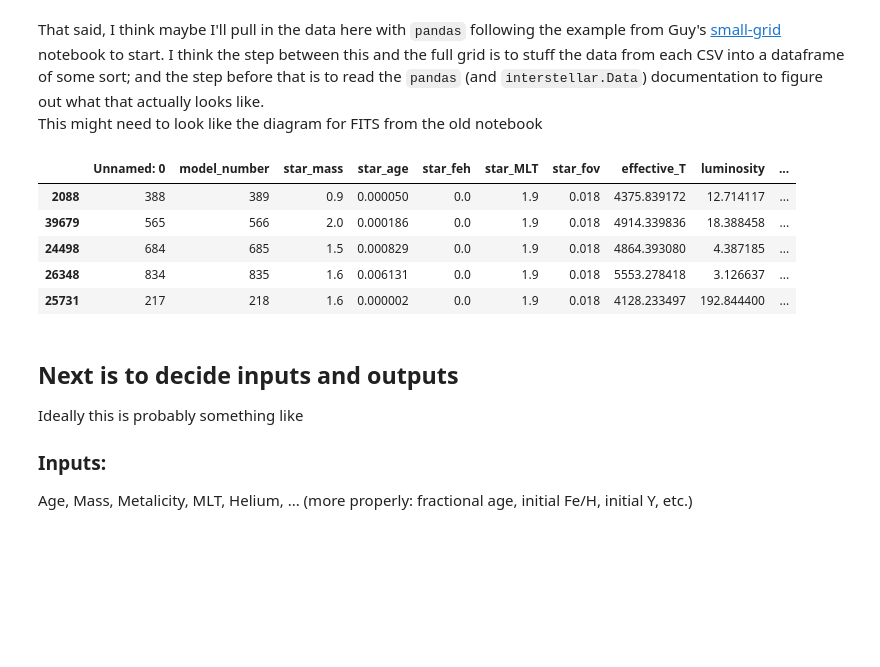
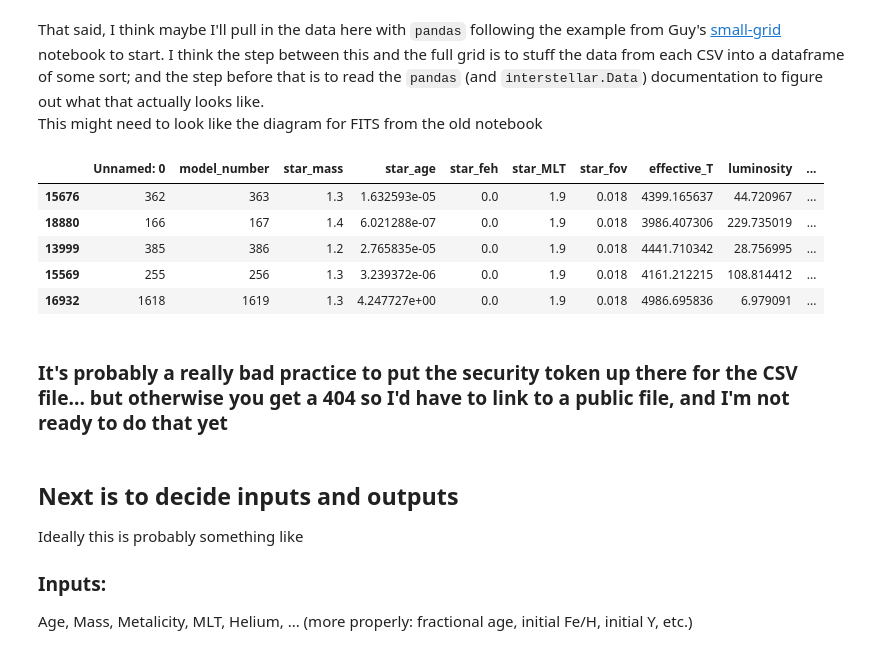
Before and after one commit to lmcarboneau/GP-systematics, a Jupyter notebook: preliminary_modelling/JustModelOne.ipynb, the cells around one changed output. Saved outputs shown, nothing was run; the diff lists cells and outputs as text; code cells hidden in the pictures; blank space fills up the shorter version.

```diff
--- a/preliminary_modelling/JustModelOne.ipynb
+++ b/preliminary_modelling/JustModelOne.ipynb
@@ -46,16 +50,18 @@ When I've used data in the past, I've pulled it out of CSV or FITS and stuffed i
 That said, I think maybe I'll pull in the data here with `pandas` following the example from Guy's [small-grid](https://github.com/alexlyttle/Interstellar/blob/master/Small_grid/Train%20small%20grid.ipynb) notebook to start. I think the step between this and the full grid is to stuff the data from each CSV into a dataframe of some sort; and the step before that is to read the `pandas` (and `interstellar.Data`) documentation to figure out what that actually looks like.
 This might need to look like the diagram for FITS from the old notebook
 # %%
-grid = pd.read_csv('./drive/My Drive/this/grid_0_0.csv')
+grid = pd.read_csv('https://raw.githubusercontent.com/lmcarboneau/GP-systematics/practice_NN_model_july/preliminary_modelling/grid_0_0.csv')
 sample = grid.sample(frac=1) # this is just the whole thing; <1 is a % of len, >1 is * len (i.e., 2 means 'full sample twice')
 sample.head() # returns the first n rows; default 5 <-- so the `sample` is randomly ordering the rows?
 # %% [output]
 |  | Unnamed: 0 | model_number | star_mass | star_age | star_feh | star_MLT | star_fov | effective_T | luminosity | ... |
-| 2088 | 388 | 389 | 0.9 | 0.000050 | 0.0 | 1.9 | 0.018 | 4375.839172 | 12.714117 | ... |
-| 39679 | 565 | 566 | 2.0 | 0.000186 | 0.0 | 1.9 | 0.018 | 4914.339836 | 18.388458 | ... |
-| 24498 | 684 | 685 | 1.5 | 0.000829 | 0.0 | 1.9 | 0.018 | 4864.393080 | 4.387185 | ... |
-| 26348 | 834 | 835 | 1.6 | 0.006131 | 0.0 | 1.9 | 0.018 | 5553.278418 | 3.126637 | ... |
-| 25731 | 217 | 218 | 1.6 | 0.000002 | 0.0 | 1.9 | 0.018 | 4128.233497 | 192.844400 | ... |
+| 15676 | 362 | 363 | 1.3 | 1.632593e-05 | 0.0 | 1.9 | 0.018 | 4399.165637 | 44.720967 | ... |
+| 18880 | 166 | 167 | 1.4 | 6.021288e-07 | 0.0 | 1.9 | 0.018 | 3986.407306 | 229.735019 | ... |
+| 13999 | 385 | 386 | 1.2 | 2.765835e-05 | 0.0 | 1.9 | 0.018 | 4441.710342 | 28.756995 | ... |
+| 15569 | 255 | 256 | 1.3 | 3.239372e-06 | 0.0 | 1.9 | 0.018 | 4161.212215 | 108.814412 | ... |
+| 16932 | 1618 | 1619 | 1.3 | 4.247727e+00 | 0.0 | 1.9 | 0.018 | 4986.695836 | 6.979091 | ... |
+# %% [markdown]
+### It's probably a really bad practice to put the security token up there for the CSV file... but otherwise you get a 404 so I'd have to link to a public file, and I'm not ready to do that yet
 # %% [markdown]
 ## Next is to decide inputs and outputs
 Ideally this is probably something like
```
Also changed, not shown: parts of 11 cells of this notebook.
